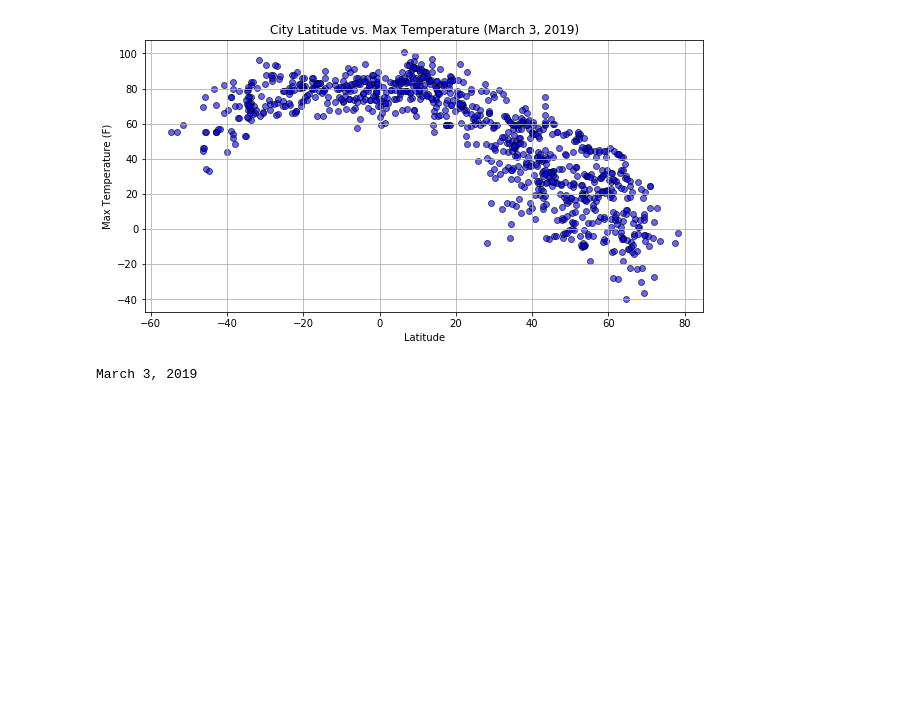
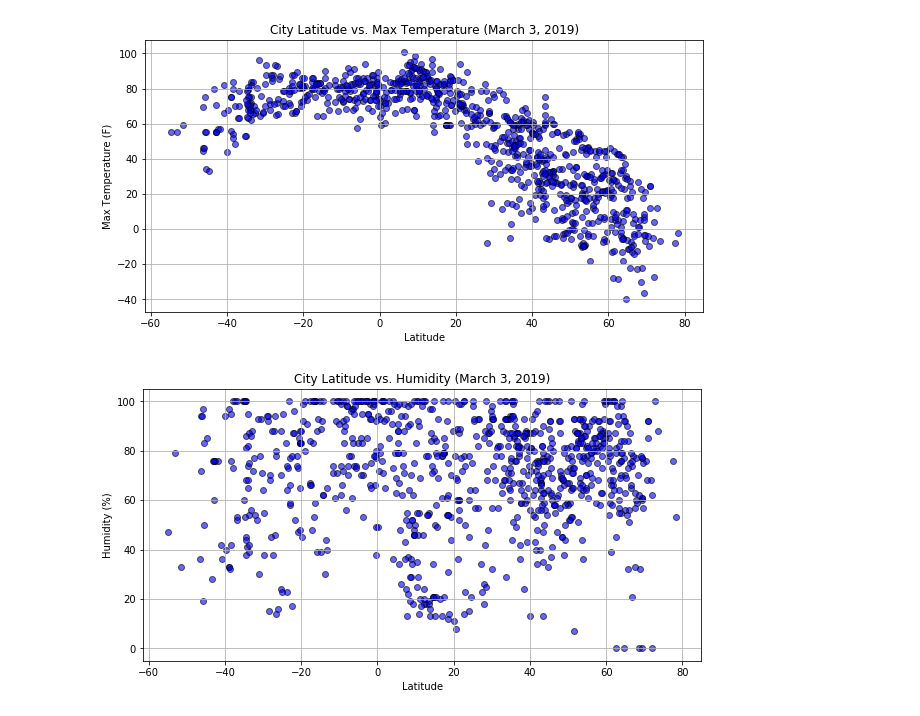
Before and after one commit to normalfactory/DataScience_Assignment6, a Jupyter notebook: WeatherPy.ipynb, the cells around one changed output. Saved outputs shown, nothing was run; the diff lists cells and outputs as text; code cells hidden in the pictures; blank space fills up the shorter version.

Commit message:
Created plot for humidity

```diff
--- a/WeatherPy.ipynb
+++ b/WeatherPy.ipynb
@@ -200,6 +200,11 @@ Completed getting data. Total Cities: 902  Error Cities: 98
 
 #- Create Data Frame
 weather_df = pd.DataFrame(weatherData)
+
+
+#- Fix Humidity Values
+#  Found at least one record that had invalid humidity % of 290
+weather_df.loc[weather_df['Humidity'] > 100, 'Humidity'] = 100
 
 
 #- Export to csv
@@ -247,7 +252,30 @@ plt.savefig(temperatureImagePath)
 plt.show()
 # %% [output]
 [figure]
-# %%
-print(datetime.datetime.now().strftime("%B %-d, %Y"))
-# %% [output]
-March 3, 2019
+# %%
+#-- Plot Latitude vs Humidity
+
+#- Create Plot
+plt.figure(figsize = (10, 5))
+
+plt.scatter(weather_df['Latitude'], weather_df['Humidity'], marker='o',
+            facecolors='blue', edgecolors='black', alpha= .6)
+
+
+#- Set Chart Metadata
+plt.title(f'City Latitude vs. Humidity ({dateInfo})')
+plt.ylabel('Humidity (%)')
+plt.xlabel('Latitude')
+plt.grid()
+
+
+#- Save Chart
+humidityImagePath = os.path.join(".", "Output", "LatitudeAndHumidity.png")
+
+plt.savefig(humidityImagePath)
+
+
+#- Show Chart
+plt.show()
+# %% [output]
+[figure, added]
```
Also changed, not shown: 3 other files.
